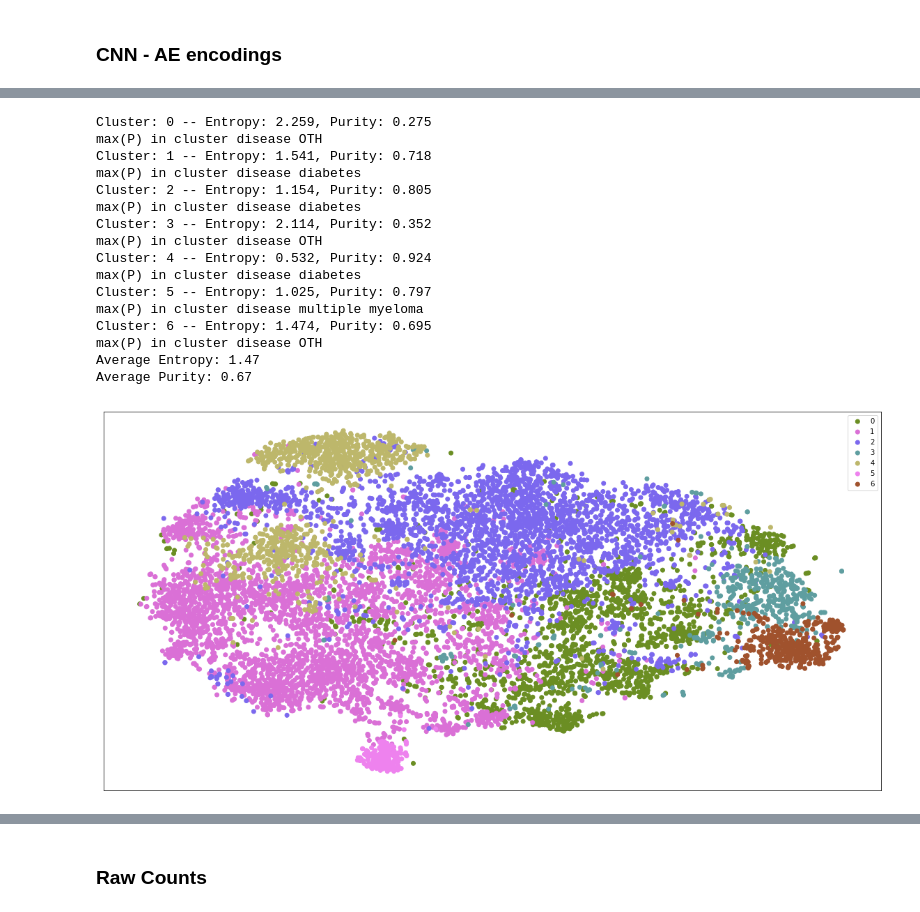
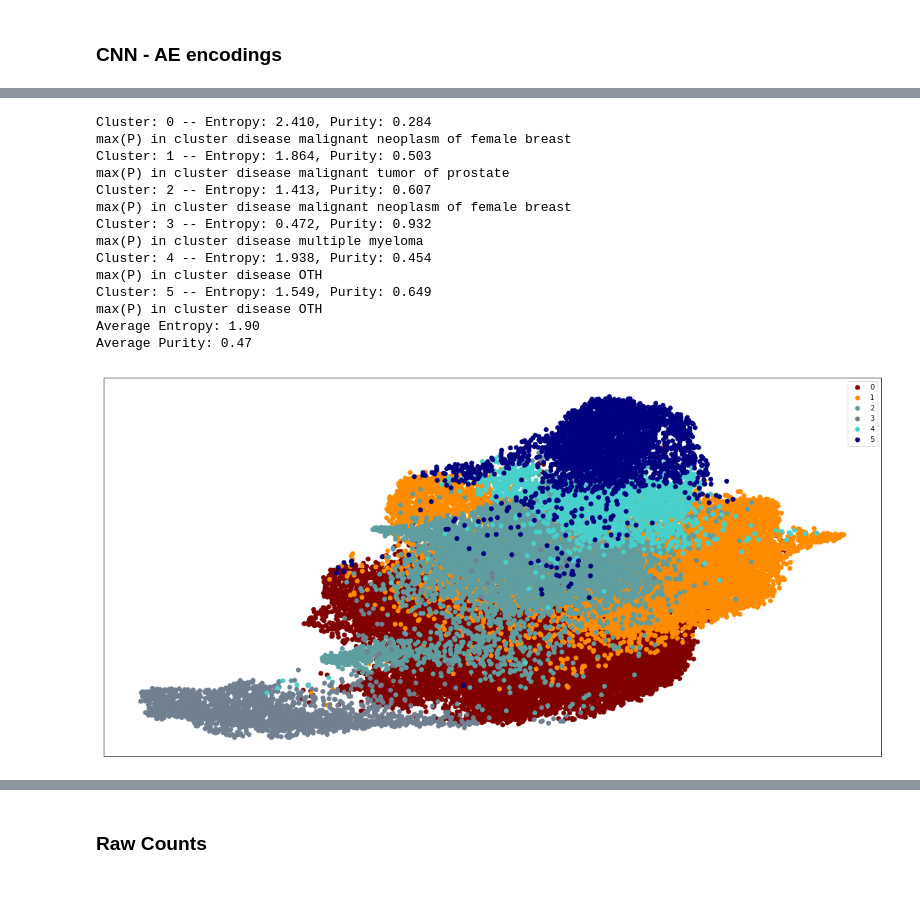
Before and after one commit to landiisotta/stratification_ILRM, a Jupyter notebook: src_v2/clustering_viz_long_ehr-100k.ipynb, the cells around one changed output, grey strips where cells are left out. Saved outputs shown, nothing was run; the diff lists cells and outputs as text; code cells hidden in the pictures.

Commit message:
mixed results

```diff
--- a/src_v2/clustering_viz_long_ehr-100k.ipynb
+++ b/src_v2/clustering_viz_long_ehr-100k.ipynb
@@ -27,8 +27,8 @@ import matplotlib.patches as mpatches
 homedir = os.path.expanduser('~')
 prjdir = 'data1/stratification_ILRM'
 datadir = 'data'
-outdir = path.join(homedir, prjdir, datadir, 'ehr-100k')
-expdir = path.join(homedir, prjdir,datadir, 'experiments/ehr-100k-2019-02-28-11-45-37-noact-relu-10')
+outdir = path.join(homedir, prjdir, datadir, 'mixed')
+expdir = path.join(homedir, prjdir,datadir, 'experiments/mixed-2019-03-05-17-50-03-nobn-noact-relu-20')
 
 # sub-sampling
 n_samples = None
@@ -391,8 +391,8 @@ def inner_clustering_analysis(disease_class, data, mrns, viz_data):
 ## Run t-SNE for data visualization
 # %%
 # initialize T-SNE
-#reducer = umap.UMAP(n_neighbors=100, min_dist=0.8, metric = HCpar['affinity_clu'])
-tsne = TSNE(n_components=2, n_iter=5000, perplexity=40, random_state=42)
+reducer = umap.UMAP(n_neighbors=50, min_dist=0.5, metric = HCpar['affinity_clu'])
+# tsne = TSNE(n_components=2, n_iter=5000, perplexity=40, random_state=42)
 
 # plot colors
 col_dict = matplotlib.colors.CSS4_COLORS
@@ -405,7 +405,7 @@ colormap = [c for c in col_dict if c not in c_out]
 # %%
 # t-SNE on the CNN encoded vectors
 # encoded = preprocessing.scale(encoded)
-# encoded_umap = reducer.fit_transform(encoded).tolist()
-encoded_tsne = tsne.fit_transform(encoded).tolist()
+encoded_umap = reducer.fit_transform(encoded).tolist()
+# encoded_tsne = tsne.fit_transform(encoded).tolist()
 
 print('Computed: CNN - AE encoded vectors umap')
@@ -441,26 +449,24 @@ single_plot(encoded_tsne, disease_class_first, colors_en1)
 # %%
 # plot cluster results
 clusters = outer_clustering_analysis(encoded, disease_class_first)
 colors_en2 = [colormap[v] for v in clusters]
-single_plot(encoded_tsne, clusters, colors_en2)
+single_plot(encoded_umap, clusters, colors_en2)
 # %% [output]
-Cluster: 0 -- Entropy: 2.259, Purity: 0.275
+Cluster: 0 -- Entropy: 2.410, Purity: 0.284
+max(P) in cluster disease malignant neoplasm of female breast
+Cluster: 1 -- Entropy: 1.864, Purity: 0.503
+max(P) in cluster disease malignant tumor of prostate
+Cluster: 2 -- Entropy: 1.413, Purity: 0.607
+max(P) in cluster disease malignant neoplasm of female breast
+Cluster: 3 -- Entropy: 0.472, Purity: 0.932
+max(P) in cluster disease multiple myeloma
+Cluster: 4 -- Entropy: 1.938, Purity: 0.454
 max(P) in cluster disease OTH
-Cluster: 1 -- Entropy: 1.541, Purity: 0.718
-max(P) in cluster disease diabetes
-Cluster: 2 -- Entropy: 1.154, Purity: 0.805
-max(P) in cluster disease diabetes
-Cluster: 3 -- Entropy: 2.114, Purity: 0.352
+Cluster: 5 -- Entropy: 1.549, Purity: 0.649
 max(P) in cluster disease OTH
-Cluster: 4 -- Entropy: 0.532, Purity: 0.924
-max(P) in cluster disease diabetes
-Cluster: 5 -- Entropy: 1.025, Purity: 0.797
-max(P) in cluster disease multiple myeloma
-Cluster: 6 -- Entropy: 1.474, Purity: 0.695
-max(P) in cluster disease OTH
-Average Entropy: 1.47
-Average Purity: 0.67
+Average Entropy: 1.90
+Average Purity: 0.47
-[figure, old version]
+[figure, new version]
 # %%
 #_, _, _ = silhouette_analysis(encoded)
 # %%
```
Also changed, not shown: parts of 7 cells of this notebook, 15 other files.
